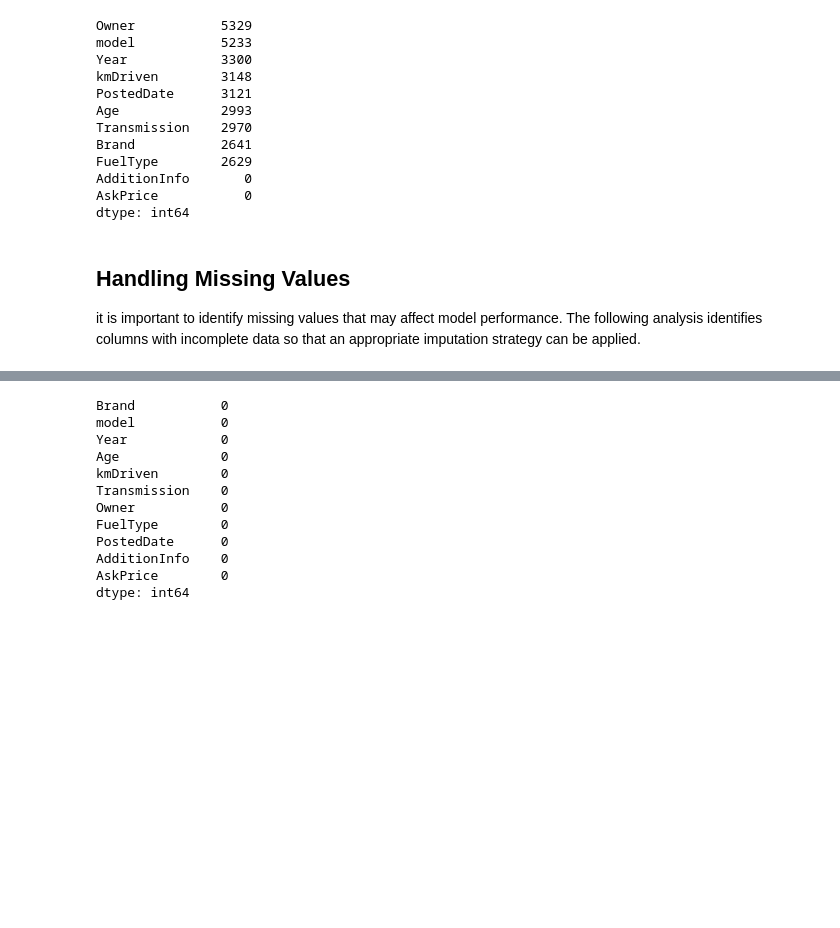
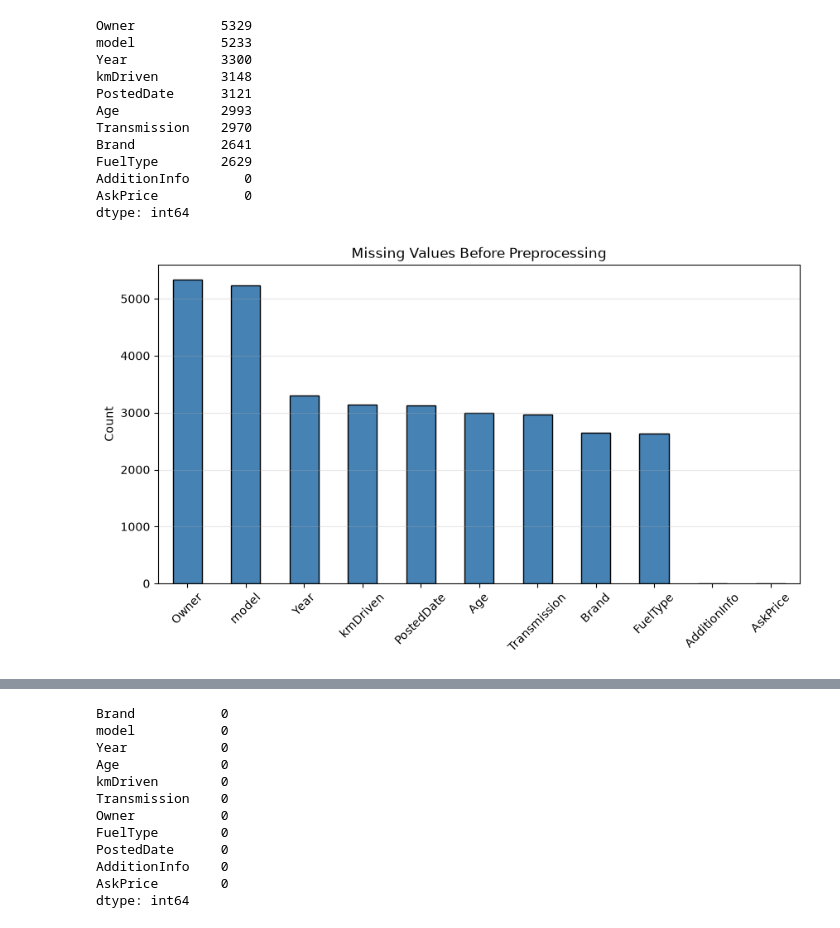
Before and after one commit to JacquaM/DriveValue-AI, a Jupyter notebook: notebooks/03_Feature_Engineering.ipynb, the cells around one changed output, grey strips where cells are left out. Drawn from its saved outputs; the diff is of its cells as text; code cells hidden in the pictures; blank space fills up the shorter version.

```diff
--- a/notebooks/03_Feature_Engineering.ipynb
+++ b/notebooks/03_Feature_Engineering.ipynb
@@ -46,7 +60,21 @@ FuelType        2629
 AdditionInfo       0
 AskPrice           0
 dtype: int64
-# %% [markdown]
-## Handling Missing Values
-
-it is important to identify missing values that may affect model performance. The following analysis identifies columns with incomplete data so that an appropriate imputation strategy can be applied.
+# %%
+missing = df.isnull().sum().sort_values(ascending=False)
+
+plt.figure(figsize=(10,5))
+
+missing.plot(kind="bar", color="steelblue", edgecolor="black")
+
+plt.title("Missing Values Before Preprocessing")
+
+plt.ylabel("Count")
+
+plt.xticks(rotation=45)
+
+plt.grid(axis="y", alpha=0.3)
+
+plt.show()
+# %% [output]
+[figure, added]
```
Also changed, not shown: parts of 9 cells of this notebook, 2 other files.
